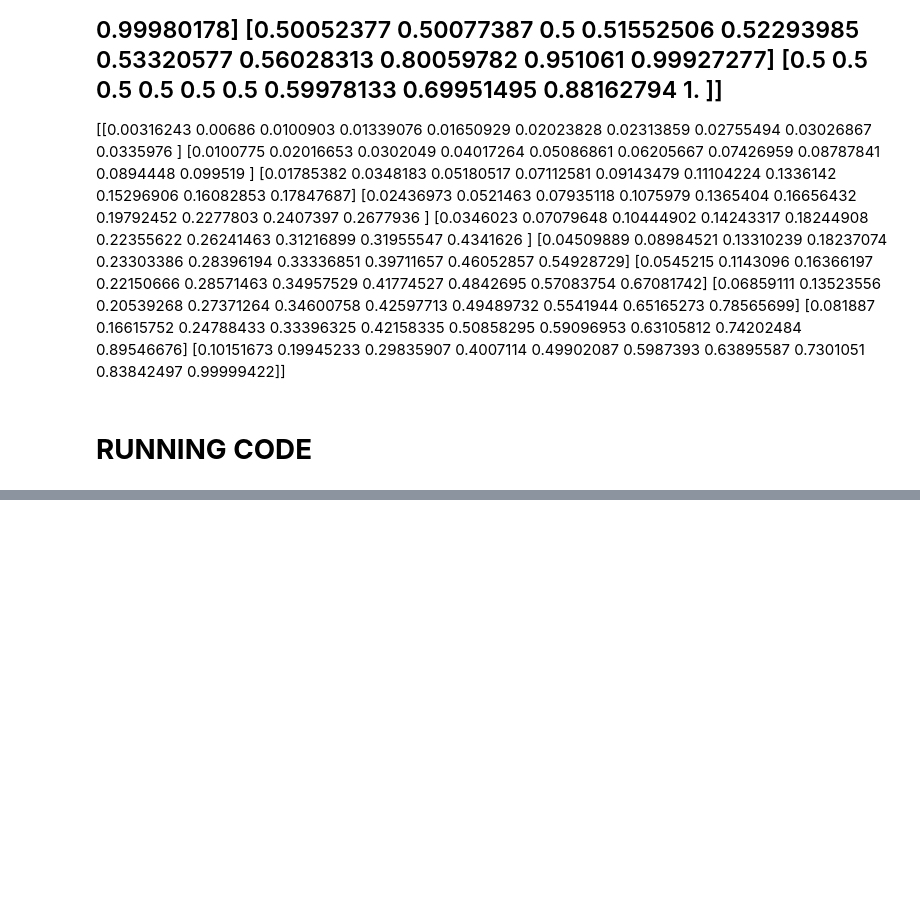
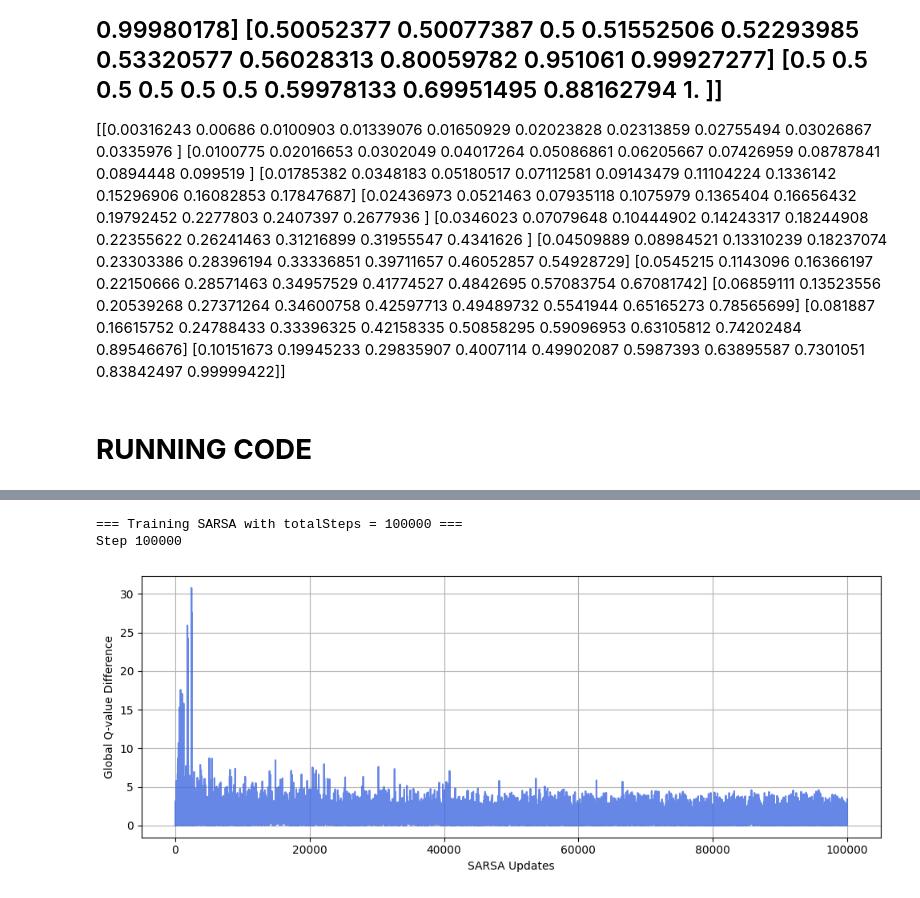
Before and after one commit to Berat03/quantumScheduling, a Jupyter notebook: new/workingCode/final_nStep.ipynb, the cells around one changed output, grey strips where cells are left out. Saved outputs shown, nothing was run; the diff lists cells and outputs as text; code cells hidden in the pictures; blank space fills up the shorter version.

```diff
--- a/new/workingCode/final_nStep.ipynb
+++ b/new/workingCode/final_nStep.ipynb
@@ -378,7 +378,7 @@ def simulate_policy(
     pGen,
     max_age,
     num_steps,
-    edr_window_size=100,
+    edr_window_size=1000,
     burn_in=None,
     plot=True,
     nestedSwaps=False
@@ -2575,0 +2807,78 @@ print(edr_matrix)
+# %%
+import numpy as np
+import matplotlib.pyplot as plt
+import random
+
+# === Fixed parameters ===
+edges = [(0,1), (1,2), (2,3), (3,4), (2,5)]
+goal_edges = [(0,4), (3,5)]
+pSwap = 0.9
+pGen = 0.3
+maxAge = 3
+nLookahead = 5
+alpha = 0.005
+gamma = 0.995
+windowSize = 1000
+reward_mode = 'basic'
+temperature = 6.0
+final_temperature = 0.1
+nestedSwaps = False
+seed = 30
+burn_in = 5000
+simulate_steps = 50_000
+totalSteps = 100_000  # Single run
+
+# Compute correct temperature decay
+def compute_temp_decay(final_temp, init_temp, total_steps):
+    return (final_temp / init_temp) ** (1.0 / (total_steps * 1.2))
+
+# Set seeds
+random.seed(seed)
+np.random.seed(seed)
+
+print(f"\n=== Training SARSA with totalSteps = {totalSteps} ===")
+
+# Compute temperature decay
+temperature_decay = compute_temp_decay(final_temperature, temperature, totalSteps)
+
+# --- Train SARSA ---
+Q = train_sarsa_linear_policy(
+    edges=edges,
+    goal_edges=goal_edges,
+    pSwap=pSwap,
+    pGen=pGen,
+    max_age=maxAge,
+    seed=seed,
+    totalSteps=totalSteps,
+    nLookahead=nLookahead,
+    alpha=alpha,
+    gamma=gamma,
+    edr_window_size=windowSize,
+    reward_mode=reward_mode,
+    log_interval=windowSize,
+    temperature=temperature,
+    temperature_decay=temperature_decay,
+    nestedSwaps=nestedSwaps,
+    noop_penalty=0.0,
+    plotTraining=True,
+    rewardAlpha=0.5,
+)
+
+# --- Simulate the trained policy ---
+simulation_results = simulate_policy(
+    Q_table=Q,
+    edges=edges,
+    goal_edges=goal_edges,
+    pSwap=pSwap,
+    pGen=pGen,
+    max_age=maxAge,
+    num_steps=simulate_steps,
+    edr_window_size=windowSize,
+    burn_in=burn_in,
+    plot=True,
+    nestedSwaps=nestedSwaps
+)
+# %% [output]
+=== Training SARSA with totalSteps = 100000 ===
+Step 100000
+[figure, added]
```
Also changed, not shown: parts of 16 cells of this notebook, 4 other files.
